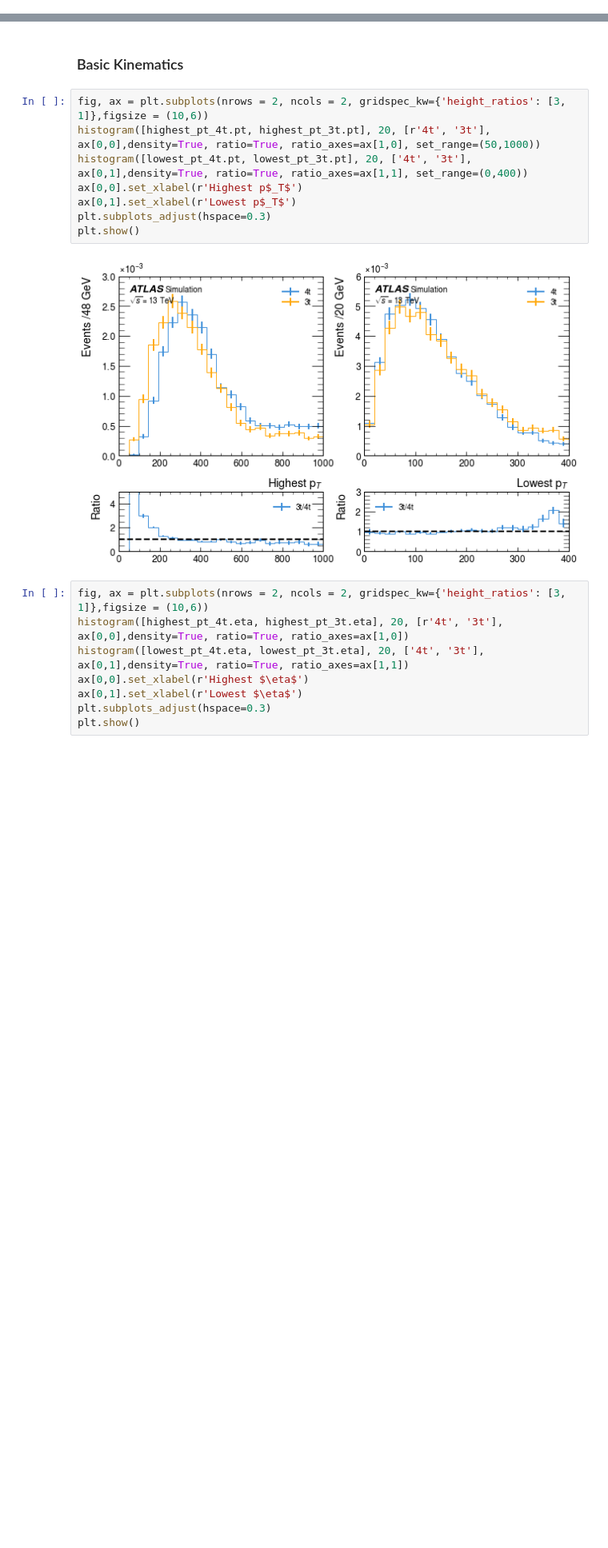
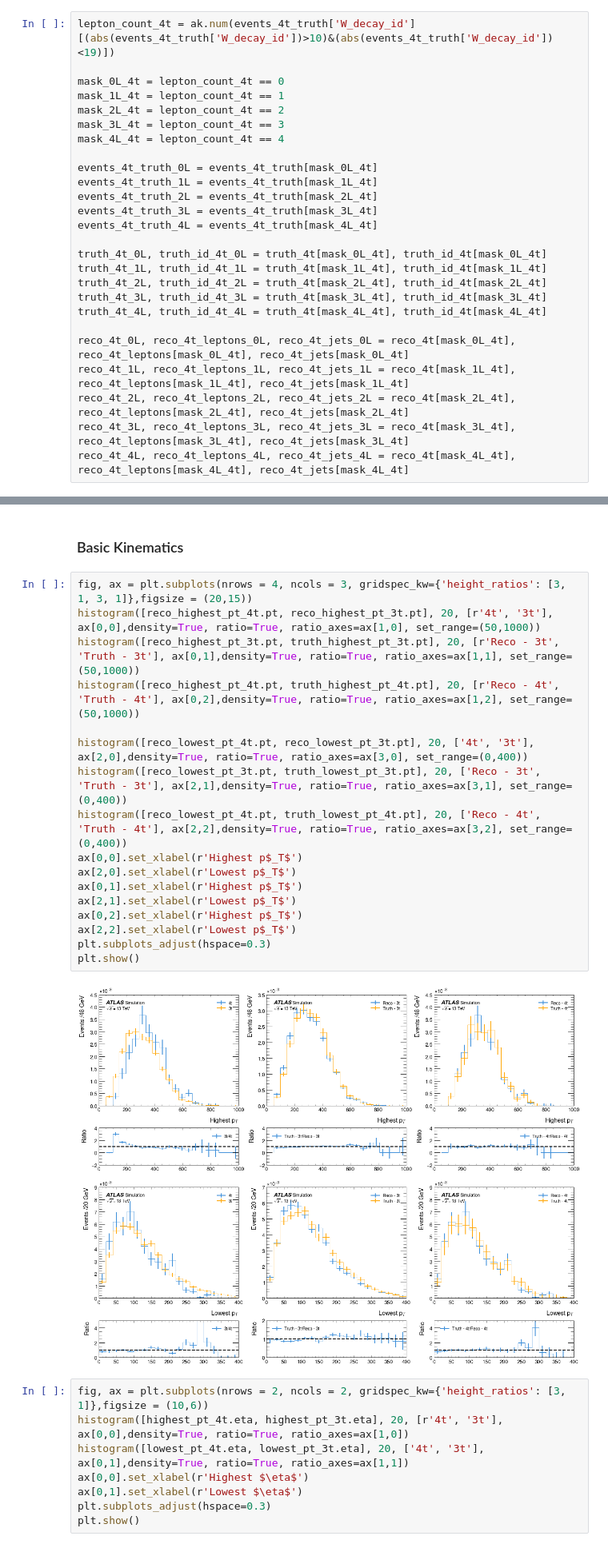
Before and after one commit to archiebrooks02/MPHYS-4Top, a Jupyter notebook: matching_bigdata.ipynb, the cells around one changed output, grey strips where cells are left out. Shown at 80% size. Saved outputs shown, nothing was run; the diff lists cells and outputs as text; blank space fills up the shorter version.

```diff
--- a/matching_bigdata.ipynb
+++ b/matching_bigdata.ipynb
@@ -1198,3 +1195,29 @@ reco_4t_jets_3L = reco_4t_jets[lepton_count_4t == 3]
+# %%
+lepton_count_4t = ak.num(events_4t_truth['W_decay_id'][(abs(events_4t_truth['W_decay_id'])>10)&(abs(events_4t_truth['W_decay_id'])<19)])
+
+mask_0L_4t = lepton_count_4t == 0
+mask_1L_4t = lepton_count_4t == 1
+mask_2L_4t = lepton_count_4t == 2
+mask_3L_4t = lepton_count_4t == 3
+mask_4L_4t = lepton_count_4t == 4
+
+events_4t_truth_0L = events_4t_truth[mask_0L_4t]
+events_4t_truth_1L = events_4t_truth[mask_1L_4t]
+events_4t_truth_2L = events_4t_truth[mask_2L_4t]
+events_4t_truth_3L = events_4t_truth[mask_3L_4t]
+events_4t_truth_4L = events_4t_truth[mask_4L_4t]
+
+truth_4t_0L, truth_id_4t_0L = truth_4t[mask_0L_4t], truth_id_4t[mask_0L_4t]
+truth_4t_1L, truth_id_4t_1L = truth_4t[mask_1L_4t], truth_id_4t[mask_1L_4t]
+truth_4t_2L, truth_id_4t_2L = truth_4t[mask_2L_4t], truth_id_4t[mask_2L_4t]
+truth_4t_3L, truth_id_4t_3L = truth_4t[mask_3L_4t], truth_id_4t[mask_3L_4t]
+truth_4t_4L, truth_id_4t_4L = truth_4t[mask_4L_4t], truth_id_4t[mask_4L_4t]
+
+reco_4t_0L, reco_4t_leptons_0L, reco_4t_jets_0L = reco_4t[mask_0L_4t], reco_4t_leptons[mask_0L_4t], reco_4t_jets[mask_0L_4t]
+reco_4t_1L, reco_4t_leptons_1L, reco_4t_jets_1L = reco_4t[mask_1L_4t], reco_4t_leptons[mask_1L_4t], reco_4t_jets[mask_1L_4t]
+reco_4t_2L, reco_4t_leptons_2L, reco_4t_jets_2L = reco_4t[mask_2L_4t], reco_4t_leptons[mask_2L_4t], reco_4t_jets[mask_2L_4t]
+reco_4t_3L, reco_4t_leptons_3L, reco_4t_jets_3L = reco_4t[mask_3L_4t], reco_4t_leptons[mask_3L_4t], reco_4t_jets[mask_3L_4t]
+reco_4t_4L, reco_4t_leptons_4L, reco_4t_jets_4L = reco_4t[mask_4L_4t], reco_4t_leptons[mask_4L_4t], reco_4t_jets[mask_4L_4t]
 # %%
 matched_events_4t_0L, _ = truth_matching(truth_4t_0L, truth_id_4t_0L, reco_4t_jets_0L, reco_4t_leptons_0L)
 
@@ -2452,15 +3022,24 @@ plt.show()
 # %% [markdown]
 ### Basic Kinematics
 # %%
-fig, ax = plt.subplots(nrows = 2, ncols = 2, gridspec_kw={'height_ratios': [3, 1]},figsize = (10,6))
-histogram([highest_pt_4t.pt, highest_pt_3t.pt], 20, [r'4t', '3t'], ax[0,0],density=True, ratio=True, ratio_axes=ax[1,0], set_range=(50,1000))
-histogram([lowest_pt_4t.pt, lowest_pt_3t.pt], 20, ['4t', '3t'], ax[0,1],density=True, ratio=True, ratio_axes=ax[1,1], set_range=(0,400))
+fig, ax = plt.subplots(nrows = 4, ncols = 3, gridspec_kw={'height_ratios': [3, 1, 3, 1]},figsize = (20,15))
+histogram([reco_highest_pt_4t.pt, reco_highest_pt_3t.pt], 20, [r'4t', '3t'], ax[0,0],density=True, ratio=True, ratio_axes=ax[1,0], set_range=(50,1000))
+histogram([reco_highest_pt_3t.pt, truth_highest_pt_3t.pt], 20, [r'Reco - 3t', 'Truth - 3t'], ax[0,1],density=True, ratio=True, ratio_axes=ax[1,1], set_range=(50,1000))
+histogram([reco_highest_pt_4t.pt, truth_highest_pt_4t.pt], 20, [r'Reco - 4t', 'Truth - 4t'], ax[0,2],density=True, ratio=True, ratio_axes=ax[1,2], set_range=(50,1000))
+
+histogram([reco_lowest_pt_4t.pt, reco_lowest_pt_3t.pt], 20, ['4t', '3t'], ax[2,0],density=True, ratio=True, ratio_axes=ax[3,0], set_range=(0,400))
+histogram([reco_lowest_pt_3t.pt, truth_lowest_pt_3t.pt], 20, ['Reco - 3t', 'Truth - 3t'], ax[2,1],density=True, ratio=True, ratio_axes=ax[3,1], set_range=(0,400))
+histogram([reco_lowest_pt_4t.pt, truth_lowest_pt_4t.pt], 20, ['Reco - 4t', 'Truth - 4t'], ax[2,2],density=True, ratio=True, ratio_axes=ax[3,2], set_range=(0,400))
 ax[0,0].set_xlabel(r'Highest p$_T$')
-ax[0,1].set_xlabel(r'Lowest p$_T$')
+ax[2,0].set_xlabel(r'Lowest p$_T$')
+ax[0,1].set_xlabel(r'Highest p$_T$')
+ax[2,1].set_xlabel(r'Lowest p$_T$')
+ax[0,2].set_xlabel(r'Highest p$_T$')
+ax[2,2].set_xlabel(r'Lowest p$_T$')
 plt.subplots_adjust(hspace=0.3)
 plt.show()
 # %% [output]
-[figure, old version]
+[figure, new version]
 # %%
 fig, ax = plt.subplots(nrows = 2, ncols = 2, gridspec_kw={'height_ratios': [3, 1]},figsize = (10,6))
 histogram([highest_pt_4t.eta, highest_pt_3t.eta], 20, [r'4t', '3t'], ax[0,0],density=True, ratio=True, ratio_axes=ax[1,0])
```
Also changed, not shown: parts of 48 cells of this notebook, 2 other files.
